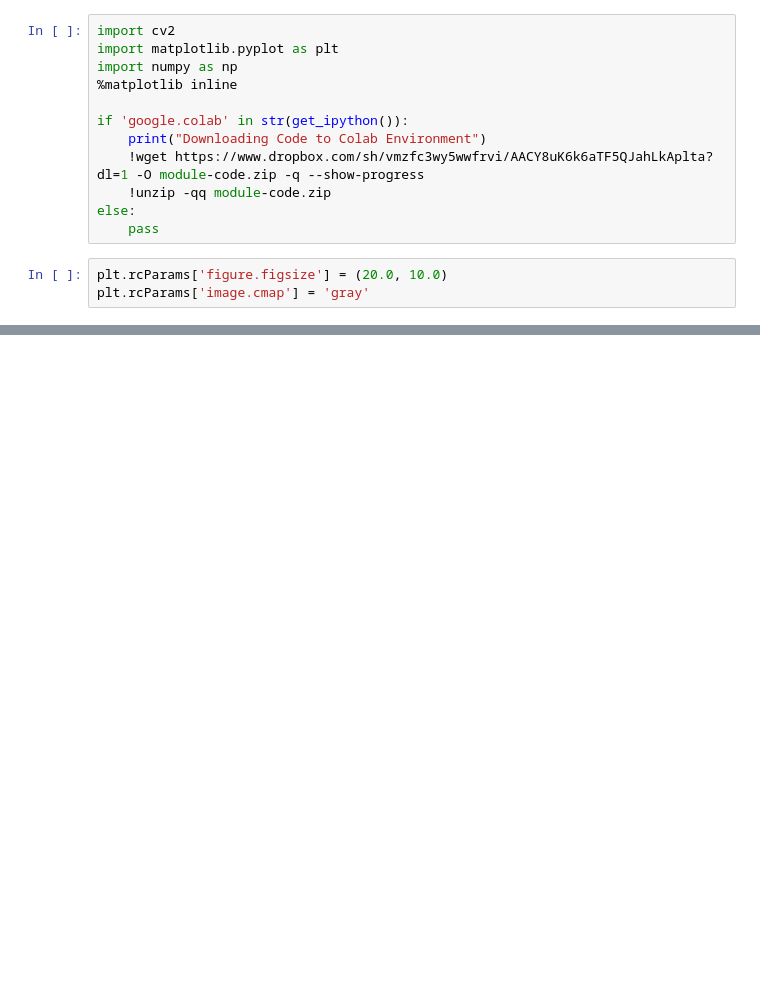
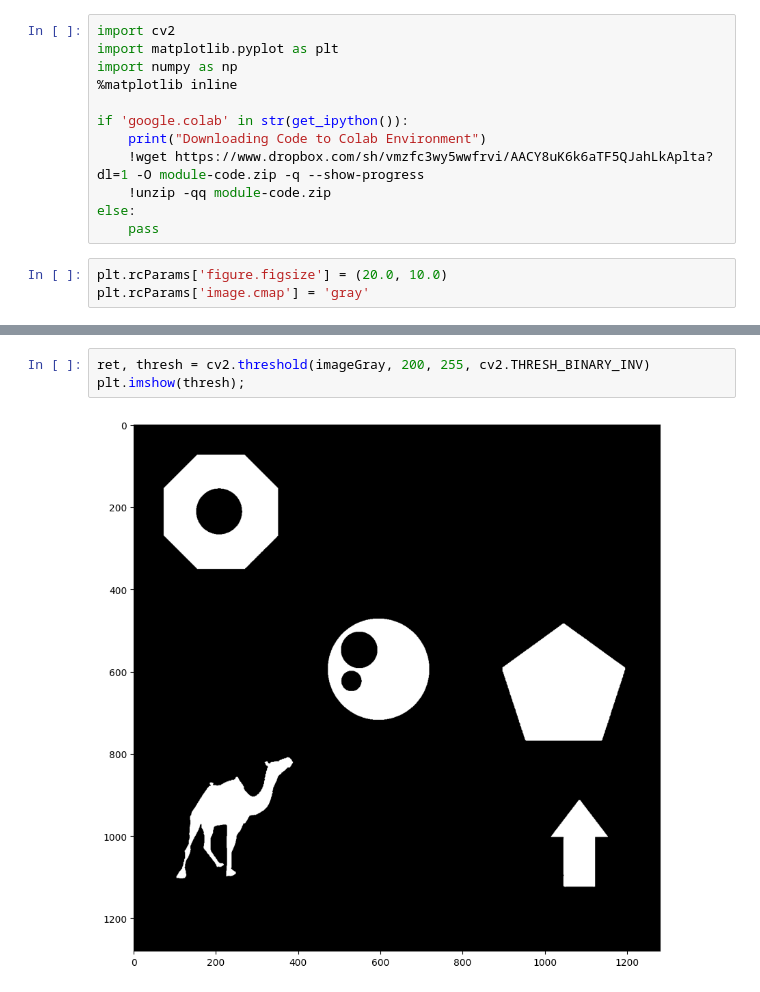
Before and after one commit to saulyaguana/CSAnalysis, a Jupyter notebook: contours.ipynb, the cells around one changed output, grey strips where cells are left out. Saved outputs shown, nothing was run; the diff lists cells and outputs as text; blank space fills up the shorter version.

```diff
--- a/contours.ipynb
+++ b/contours.ipynb
@@ -25,0 +46,5 @@ plt.rcParams['image.cmap'] = 'gray'
+# %%
+ret, thresh = cv2.threshold(imageGray, 200, 255, cv2.THRESH_BINARY_INV)
+plt.imshow(thresh);
+# %% [output]
+[figure, added]
```
Also changed, not shown: parts of 3 cells of this notebook, 1 other file.
